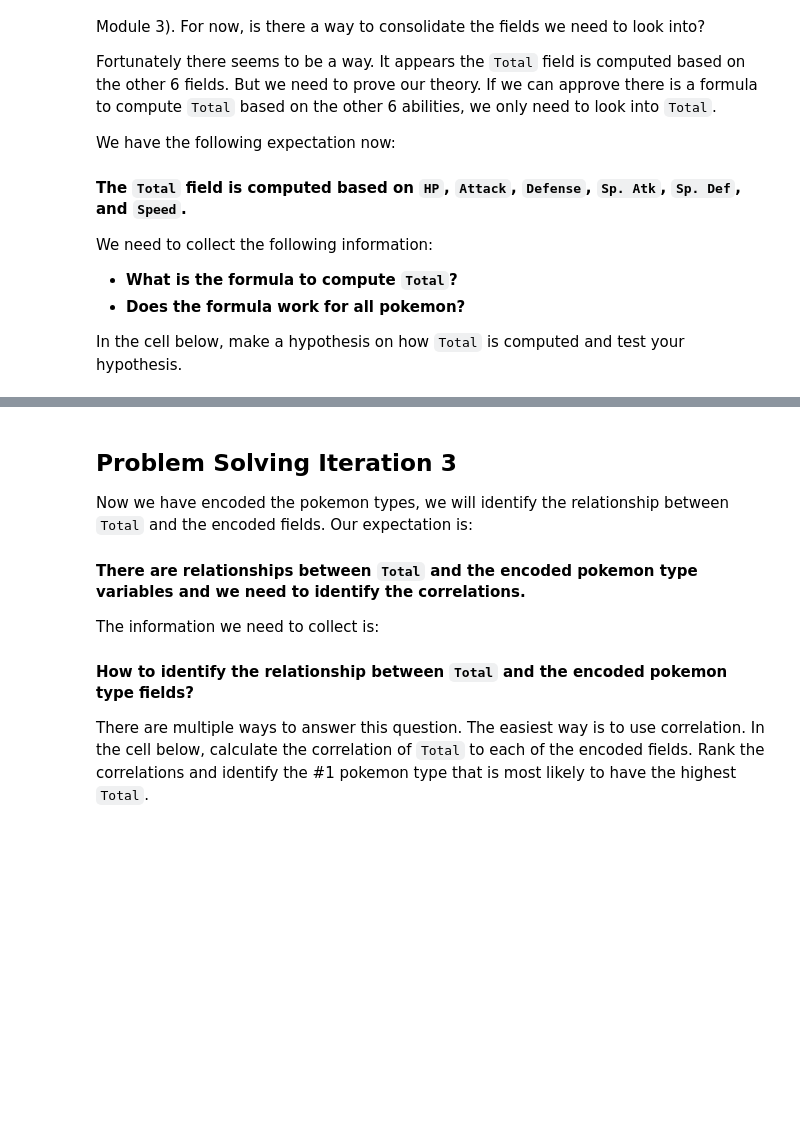
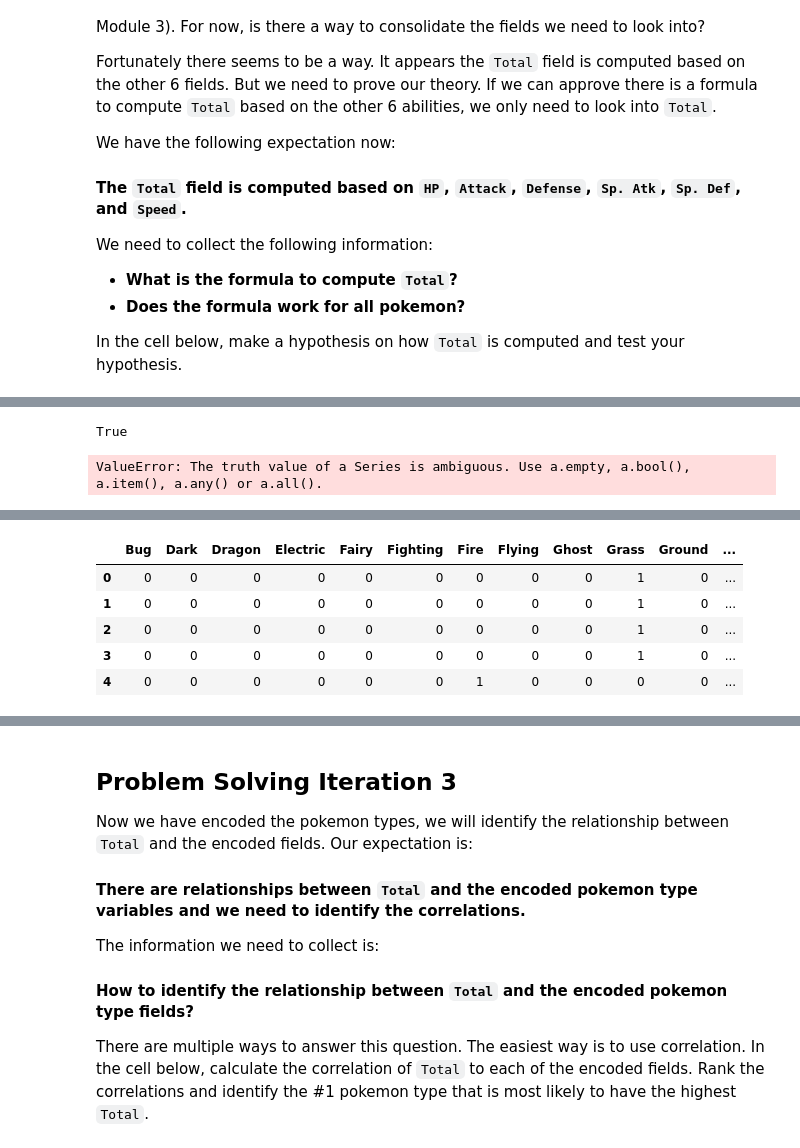
Before and after one commit to Ironhack-Data-Madrid-Octubre-2023/2.3-lab_df_calculation_and_transformation, a Jupyter notebook: your-code/challenge-2.ipynb, the cells around one changed output, grey strips where cells are left out. Saved outputs shown, nothing was run; the diff lists cells and outputs as text; code cells hidden in the pictures; blank space fills up the shorter version.

```diff
--- a/your-code/challenge-2.ipynb
+++ b/your-code/challenge-2.ipynb
@@ -46,0 +71,9 @@ In the cell below, make a hypothesis on how `Total` is computed and test your hy
+# %%
+pokemon["Calculated Total"] = (
+    pokemon["HP"] +
+    pokemon["Attack"] +
+    pokemon["Defense"] +
+    pokemon["Sp. Atk"] +
+    pokemon["Sp. Def"] +
+    pokemon["Speed"]
+)
@@ -47,3 +82,14 @@ In the cell below, make a hypothesis on how `Total` is computed and test your hy
+# %%
+total_matched
+# %% [output]
+True
+# %%
+if pokemon["Calculated Total"] == pokemon["Total"]: #tengo que utlizar la función .all
+    print(True)
+else:
+    print(False)
+# %% [output]
+ValueError: The truth value of a Series is ambiguous. Use a.empty, a.bool(), a.item(), a.any() or a.all().
 # %% [markdown]
 ## Problem Solving Iteration 2
 
@@ -77 +122,11 @@ The new numerical variables you create should look like below:
 #generar tantas columnas como valores unicos haya y generar un 0 si no es y un 1 si es
+# %%
+type1_dummies = pd.get_dummies(pokemon['Type 1'])
+type1_dummies.head()
+# %% [output]
+|  | Bug | Dark | Dragon | Electric | Fairy | Fighting | Fire | Flying | Ghost | Grass | Ground | ... |
+| 0 | 0 | 0 | 0 | 0 | 0 | 0 | 0 | 0 | 0 | 1 | 0 | ... |
+| 1 | 0 | 0 | 0 | 0 | 0 | 0 | 0 | 0 | 0 | 1 | 0 | ... |
+| 2 | 0 | 0 | 0 | 0 | 0 | 0 | 0 | 0 | 0 | 1 | 0 | ... |
+| 3 | 0 | 0 | 0 | 0 | 0 | 0 | 0 | 0 | 0 | 1 | 0 | ... |
+| 4 | 0 | 0 | 0 | 0 | 0 | 0 | 1 | 0 | 0 | 0 | 0 | ... |
```
Also changed, not shown: parts of 13 cells of this notebook.
